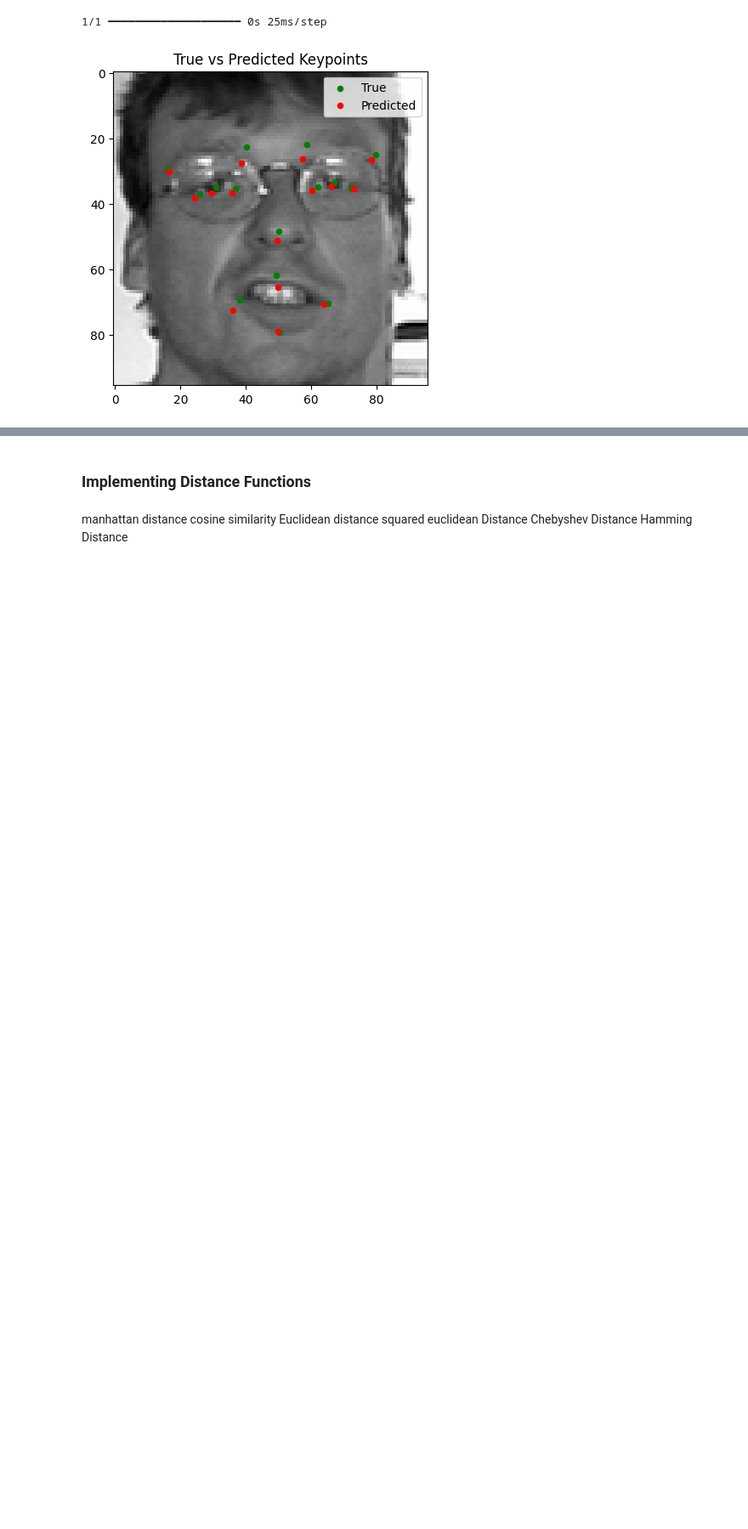
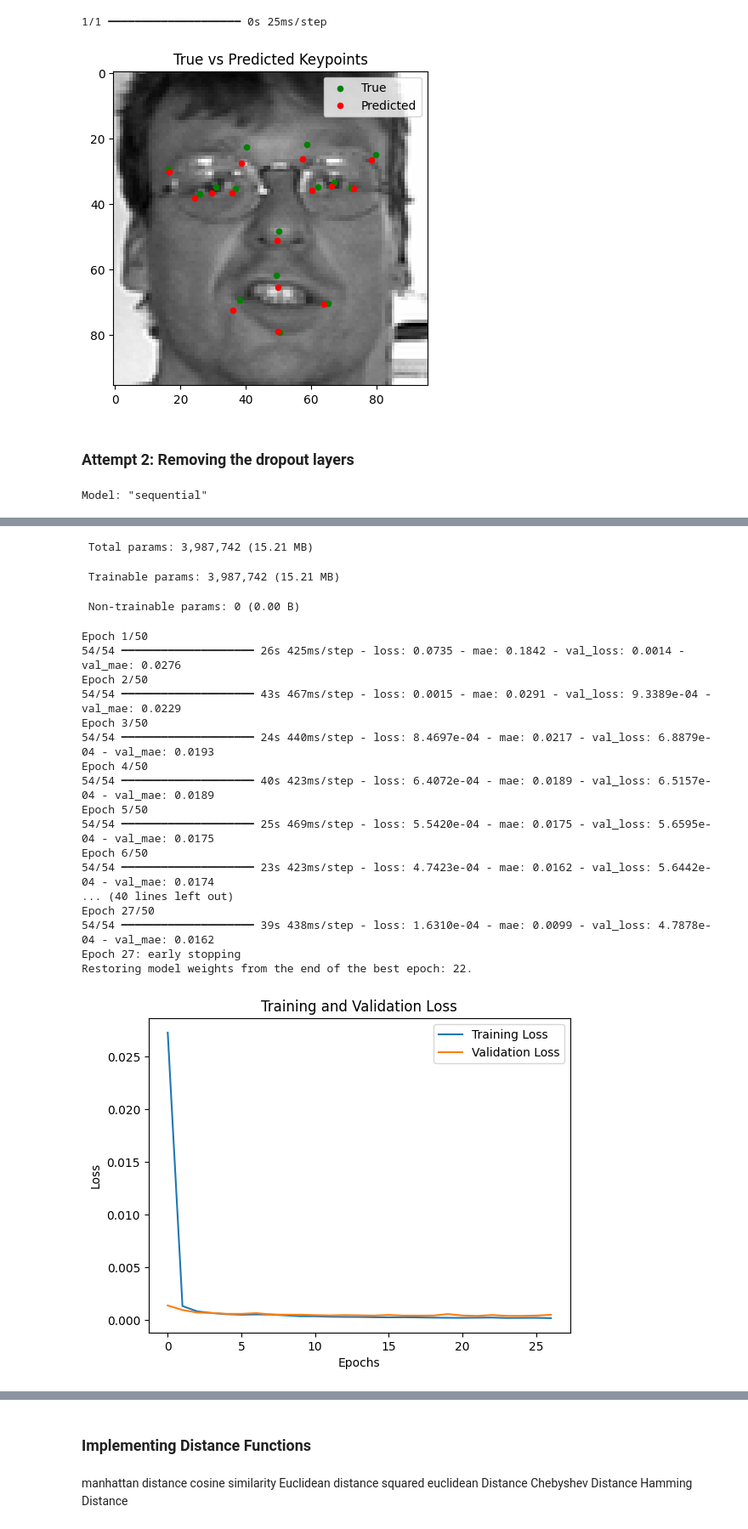
Before and after one commit to elmomote/DL2024-FacialKeypointDetectionProject, a Jupyter notebook: [F24_DL]_Facial_Keypoint_Detection_Project.ipynb, the cells around one changed output, grey strips where cells are left out. Shown at 85% size. Cells and saved outputs as stored; diff of their text form; code cells hidden in the pictures; blank space fills up the shorter version.

```diff
--- a/[F24_DL]_Facial_Keypoint_Detection_Project.ipynb
+++ b/[F24_DL]_Facial_Keypoint_Detection_Project.ipynb
@@ -235,3 +232,54 @@ for index in random_indices:
 [figure]
 1/1 ━━━━━━━━━━━━━━━━━━━━ 0s 25ms/step
 [figure]
+# %% [markdown]
+### Attempt 2: Removing the dropout layers
+# %%
+#Attempt 2
+def cnn_model():
+  model = tf.keras.Sequential()
+  model.add(Input(shape=(96, 96, 1)))
+  model.add(Conv2D(32, (3, 3), activation='relu'))
+  model.add(MaxPooling2D((2, 2)))
+ # model.add(Dropout(0.20))
+
+  model.add(Conv2D(64, (3, 3), activation='relu'))
+  model.add(MaxPooling2D((2, 2)))
+  #model.add(Dropout(0.20))
+
+  model.add(Flatten())
+  model.add(Dense(128, activation='relu'))
+  #model.add(Dropout(0.50))
+  model.add(Dense(30))
+  model.summary()
+
+  return model
+
+from tensorflow.keras.callbacks import  *
+es = EarlyStopping(monitor='val_loss', verbose=1, patience=5, restore_best_weights=True)
+# Compile the model
+model = cnn_model()
+model.compile(optimizer='adam', loss='mean_squared_error', metrics=['mae'])
+
+# Train the model
+history = model.fit(X_train, y_train,
+                    validation_data=(X_val, y_val),
+                    epochs=50,
+                    batch_size=32,
+                    callbacks=[es]
+                    )
+# Plot training history
+plt.plot(history.history['loss'], label='Training Loss')
+plt.plot(history.history['val_loss'], label='Validation Loss')
+plt.xlabel('Epochs')
+plt.ylabel('Loss')
+plt.legend()
+plt.title('Training and Validation Loss')
+plt.show()
+
+# Evaluate the model on validation data
+val_loss, val_mae = model.evaluate(X_val, y_val)
+print(f"Validation Loss: {val_loss:.4f}, Validation MAE: {val_mae:.4f}")
+visualize_predictions(0)
+# %% [output]
+Model: "sequential"
@@ -237,0 +303,21 @@ for index in random_indices:
+ Total params: 3,987,742 (15.21 MB)
+ Trainable params: 3,987,742 (15.21 MB)
+ Non-trainable params: 0 (0.00 B)
+Epoch 1/50
+54/54 ━━━━━━━━━━━━━━━━━━━━ 26s 425ms/step - loss: 0.0735 - mae: 0.1842 - val_loss: 0.0014 - val_mae: 0.0276
+Epoch 2/50
+54/54 ━━━━━━━━━━━━━━━━━━━━ 43s 467ms/step - loss: 0.0015 - mae: 0.0291 - val_loss: 9.3389e-04 - val_mae: 0.0229
+Epoch 3/50
+54/54 ━━━━━━━━━━━━━━━━━━━━ 24s 440ms/step - loss: 8.4697e-04 - mae: 0.0217 - val_loss: 6.8879e-04 - val_mae: 0.0193
+Epoch 4/50
+54/54 ━━━━━━━━━━━━━━━━━━━━ 40s 423ms/step - loss: 6.4072e-04 - mae: 0.0189 - val_loss: 6.5157e-04 - val_mae: 0.0189
+Epoch 5/50
+54/54 ━━━━━━━━━━━━━━━━━━━━ 25s 469ms/step - loss: 5.5420e-04 - mae: 0.0175 - val_loss: 5.6595e-04 - val_mae: 0.0175
+Epoch 6/50
+54/54 ━━━━━━━━━━━━━━━━━━━━ 23s 423ms/step - loss: 4.7423e-04 - mae: 0.0162 - val_loss: 5.6442e-04 - val_mae: 0.0174
+... (40 lines left out)
+Epoch 27/50
+54/54 ━━━━━━━━━━━━━━━━━━━━ 39s 438ms/step - loss: 1.6310e-04 - mae: 0.0099 - val_loss: 4.7878e-04 - val_mae: 0.0162
+Epoch 27: early stopping
+Restoring model weights from the end of the best epoch: 22.
+[figure, added]
```
Also changed, not shown: parts of 14 cells of this notebook.
